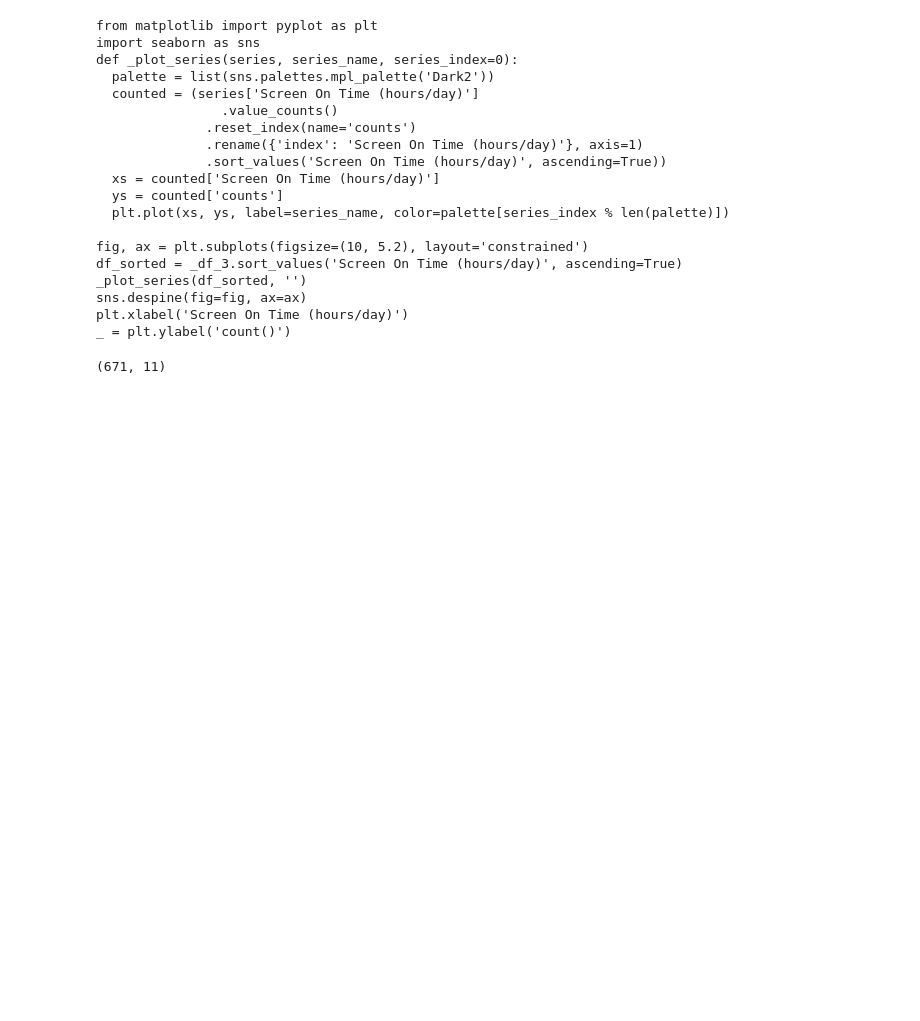
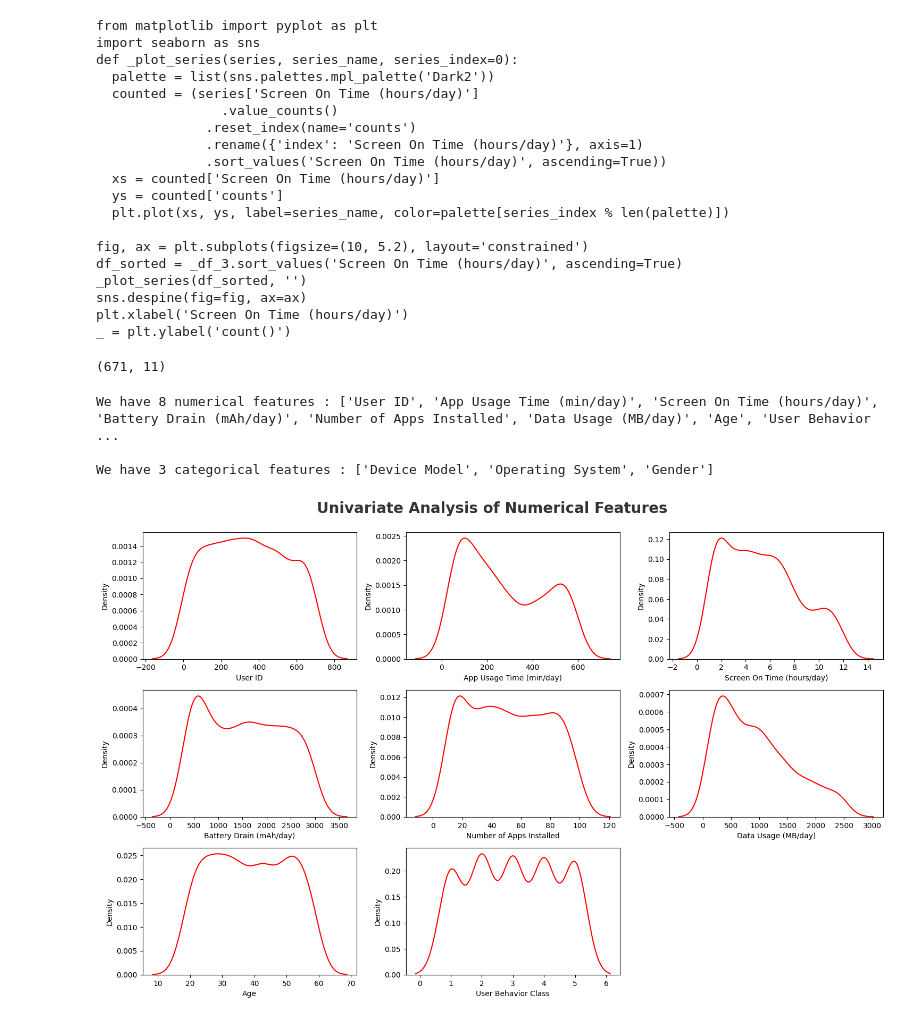
Before and after one commit to git-saksham/bdcoe-ml-task1, a Jupyter notebook: Untitled0.ipynb, the cells around one changed output. Saved outputs shown, nothing was run; the diff lists cells and outputs as text; code cells hidden in the pictures; blank space fills up the shorter version.

```diff
--- a/Untitled0.ipynb
+++ b/Untitled0.ipynb
@@ -219,3 +219,23 @@ _ = plt.ylabel('count()')
 df.shape
 # %% [output]
 (671, 11)
+# %%
+numeric_features = [feature for feature in df.columns if df[feature].dtype != 'O']
+categorical_features = [feature for feature in df.columns if df[feature].dtype == 'O']
+print('We have {} numerical features : {}'.format(len(numeric_features), numeric_features))
+print('\nWe have {} categorical features : {}'.format(len(categorical_features), categorical_features))
+# %% [output]
+We have 8 numerical features : ['User ID', 'App Usage Time (min/day)', 'Screen On Time (hours/day)', 'Battery Drain (mAh/day)', 'Number of Apps Installed', 'Data Usage (MB/day)', 'Age', 'User Behavior ...
+
+We have 3 categorical features : ['Device Model', 'Operating System', 'Gender']
+# %%
+plt.figure(figsize=(15, 15))
+plt.suptitle('Univariate Analysis of Numerical Features', fontsize=20, fontweight='bold', alpha=0.8, y=1.)
+
+for i in range(0, len(numeric_features)):
+    plt.subplot(5, 3, i+1)
+    sns.kdeplot(x=df[numeric_features[i]], color='r')
+    plt.xlabel(numeric_features[i])
+    plt.tight_layout()
+# %% [output]
+[figure, added]
```
Also changed, not shown: parts of 4 cells of this notebook.
